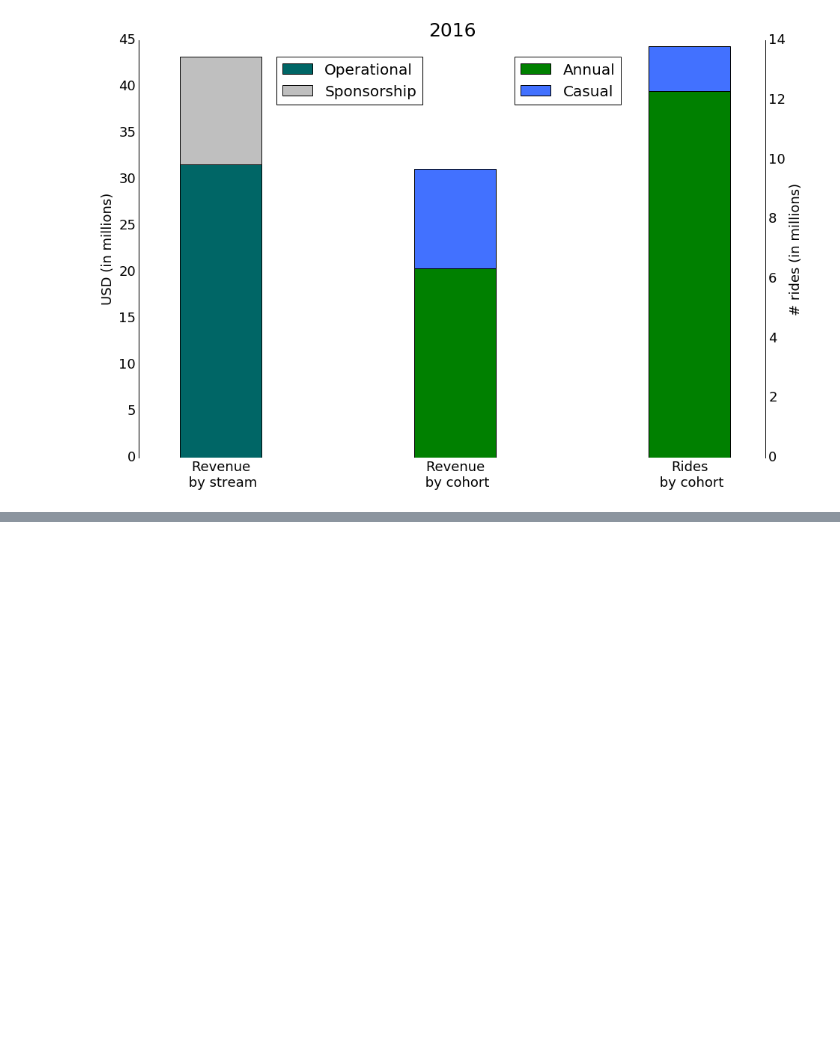
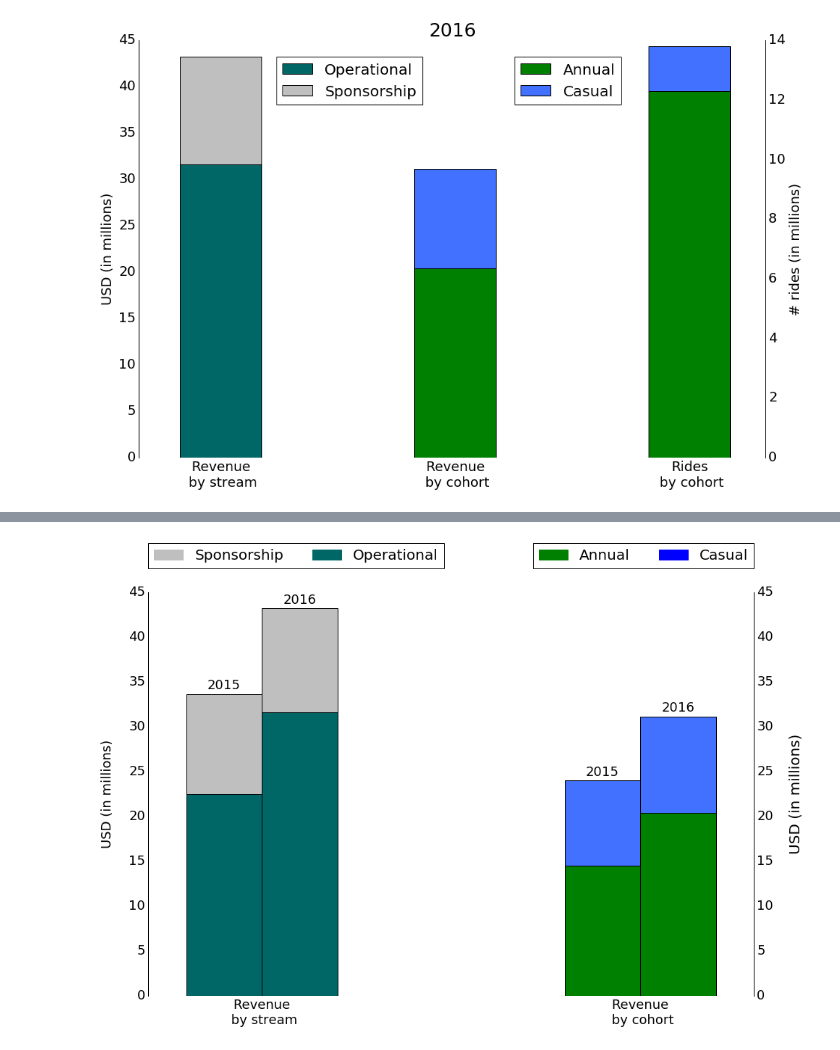
Before and after one commit to cleipski/Citibike, a Jupyter notebook: citibike_01.ipynb, the cells around one changed output, grey strips where cells are left out. Saved outputs shown, nothing was run; the diff lists cells and outputs as text; code cells hidden in the pictures; blank space fills up the shorter version.

```diff
--- a/citibike_01.ipynb
+++ b/citibike_01.ipynb
@@ -686,0 +710,92 @@ plt.xlim(-width/2., ind[-1] + 2.5*width)
+# %%
+fig, ax = plt.subplots(figsize=(15, 10))
+#
+N = 2
+ind = np.arange(N)    # the x locations for the groups
+width = 0.2       # the width of the bars: can also be len(x) sequence
+#
+lower = (operational_revenue_2015/1e6,annual_revenue_2015/1e6)
+upper = (sponsorship_revenue_2015/1e6,casual_revenue_2015/1e6)
+#
+p1 = ax.bar(ind[0], lower[0], width, color='#006666',label='Operational')
+p2 = ax.bar(ind[0], upper[0], width, color='0.75',
+             bottom=lower[0],label='Sponsorship')
+ax.text(ind[0]+width/2., 0.2+(lower[0]+upper[0]), '2015', ha='center', va='bottom', fontsize=18)
+#
+p1 = ax.bar(ind[1], lower[1], width, color='green')
+p2 = ax.bar(ind[1], upper[1], width, color=(0.2588,0.4433,1.0),
+             bottom=lower[1])
+ax.text(ind[1]+width/2., 0.2+(lower[1]+upper[1]), '2015', ha='center', va='bottom', fontsize=18)
+#
+
+#
+# Second axis
+#
+
+
+
+lower = (operational_revenue_2016/1e6,annual_revenue_2016/1e6)
+upper = (sponsorship_revenue_2016/1e6,casual_revenue_2016/1e6)
+#
+p1 = ax.bar(ind[0]+width, lower[0], width, color='#006666',label='Operational')
+p2 = ax.bar(ind[0]+width, upper[0], width, color='0.75',
+             bottom=lower[0],label='Sponsorship')
+ax.text(ind[0]+3*width/2., 0.2+(lower[0]+upper[0]), '2016', ha='center', va='bottom', fontsize=18)
+#
+p1 = ax.bar(ind[1]+width, lower[1], width, color='green')
+p2 = ax.bar(ind[1]+width, upper[1], width, color=(0.2588,0.4433,1.0),
+             bottom=lower[1])
+ax.text(ind[1]+3*width/2., 0.2+(lower[1]+upper[1]), '2016', ha='center', va='bottom', fontsize=18)
+#
+# ax.legend(prop={'size': 20},loc=(0.22,0.845))
+ax.set_ylabel('USD')
+# ax.set_title('2016',fontsize=25)
+ax.set_xticks(ind + width)
+ax.set_xticklabels(('Revenue\n by stream','Revenue\n by cohort'))
+
+# Hide the top and bottom spines
+ax.spines['bottom'].set_visible(False)
+ax.spines['top'].set_visible(False)
+# No xaxis ticks but show text
+ax.tick_params(axis=u'both', which=u'both',length=0,labelsize=18)
+plt.ylabel('USD (in millions)', fontsize=18, labelpad=20)
+
+grey_patch = mpatches.Patch(color='0.75', label='Sponsorship')
+greyblue_patch = mpatches.Patch(color='#006666', label='Operational')
+green_patch = mpatches.Patch(color='green', label='Annual')
+blue_patch = mpatches.Patch(color='blue', label='Casual')
+
+ax.set_xlim(-width/2., ind[-1] + 2.5*width)
+# Acivate tick mark labels on second y axis
+for tick in ax.yaxis.get_major_ticks():
+    tick.label2On = True
+
+ax.text(1.07, 0.5, 'USD (in millions)',
+        horizontalalignment='center',
+        verticalalignment='center',
+        rotation=90,
+        transform=ax.transAxes,fontsize=20)
+
+
+# Two legends
+# http://stackoverflow.com/questions/12761806/matplotlib-2-different-legends-on-same-graph
+legend1 = plt.legend(handles=[grey_patch,greyblue_patch],
+                     bbox_to_anchor=(0., 1.06, 1., .102),
+                     loc=3,
+                     borderaxespad=0.,
+                     prop={'size': 20},
+                     ncol=2)
+
+plt.legend(handles=[green_patch,blue_patch],
+           bbox_to_anchor=(0., 1.02, 1., .102),
+           loc=1,
+           borderaxespad=0.,
+           prop={'size': 20},
+           ncol=2)
+
+
+plt.gca().add_artist(legend1)
+
+plt.savefig(os.path.join(data_dir,'plots','revenue_2015_2016.pdf'), bbox_inches='tight')
+# %% [output]
+[figure, added]
```
Also changed, not shown: parts of 4 cells of this notebook.
